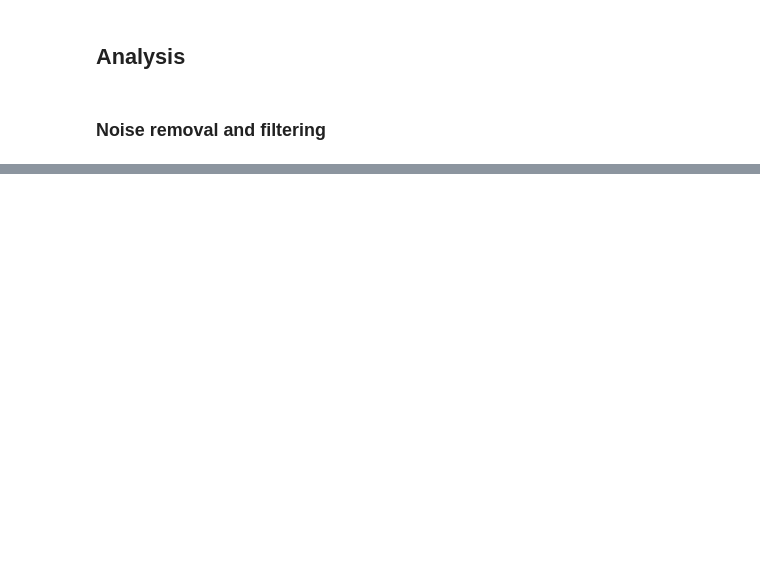
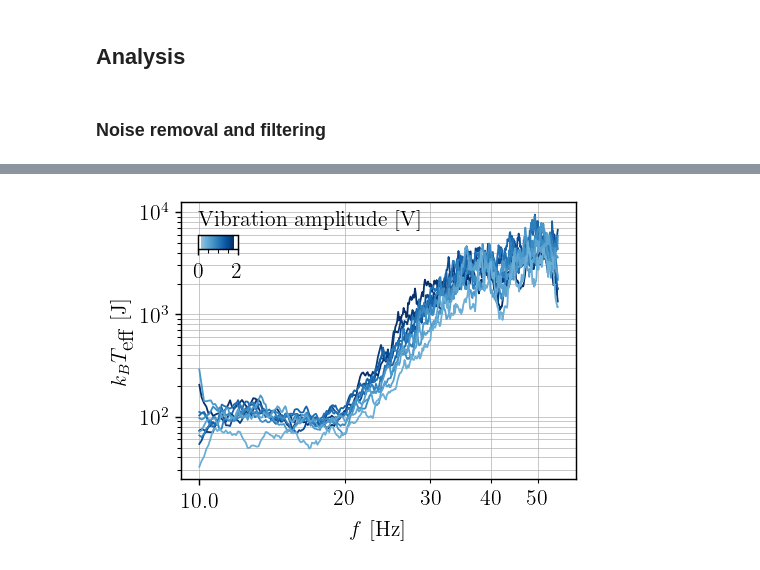
Before and after one commit to TomVdt/TPIII, a Jupyter notebook: 05-milieux-granulaires/analyse/exp2_sand_psd.ipynb, the cells around one changed output, grey strips where cells are left out. Drawn from its saved outputs; the diff is of its cells as text; code cells hidden in the pictures; blank space fills up the shorter version.

```diff
--- a/05-milieux-granulaires/analyse/exp2_sand_psd.ipynb
+++ b/05-milieux-granulaires/analyse/exp2_sand_psd.ipynb
@@ -94,33 +111,38 @@ for i, step in enumerate(data[:-1]):
 
     avg_kB_Teff.append(np.mean(kB_Teff[i][step.freqs > avg_lim]))
     avg_kB_Teff_err.append(np.std(kB_Teff[i][step.freqs > avg_lim]))
 
     color = cmap(step.imposed_vibration / max_amplitude)
     ax.loglog(step.freqs, kB_Teff[i], c=color)
     # plt.xlim(10,55)
     # plt.ylim(1e2, 1e4)
     ax.set_xlabel(r"$f$ [Hz]")
     ax.set_ylabel(r"$k_B T_\textrm{eff}$ [J]")
     # vline = plt.axvline(avg_lim)
 
 plt.grid(True, 'minor')
 ax.xaxis.set_major_formatter(ScalarFormatter())
 ax.xaxis.set_minor_formatter(ScalarFormatter())
 
 # This could become a function
 axins1 = inset_axes(
     ax,
     width="10%",  # width: 50% of parent_bbox width
     height="5%",  # height: 5%
     # loc="upper left",
     bbox_to_anchor=(-0.83,-0.08, 1, 1),
     bbox_transform=ax.transAxes,
 )
 
 clb = fig.colorbar(plt.cm.ScalarMappable(norm, cmap), ax=ax, cax=axins1, orientation="horizontal")
 clb.ax.set_xticks(ticks = [round(min_amplitude), round(max_amplitude)], minor=False)
 clb.ax.set_title("Vibration amplitude [V]", loc='left')
+
+plt.tight_layout()
+plt.savefig("../figures/sand_Teff.png")
 plt.show()
+# %% [output]
+[figure, added]
 # %%
 # Teff vs amplitude d'oscillation
 amplitudes = np.array([step.imposed_vibration for step in data[:-1]])
```
Also changed, not shown: parts of 3 cells of this notebook, 26 other files.
